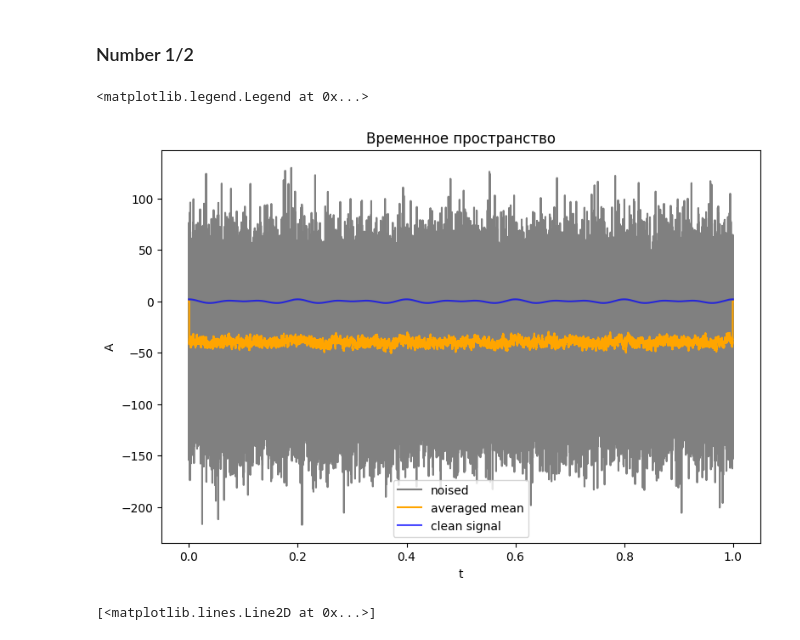
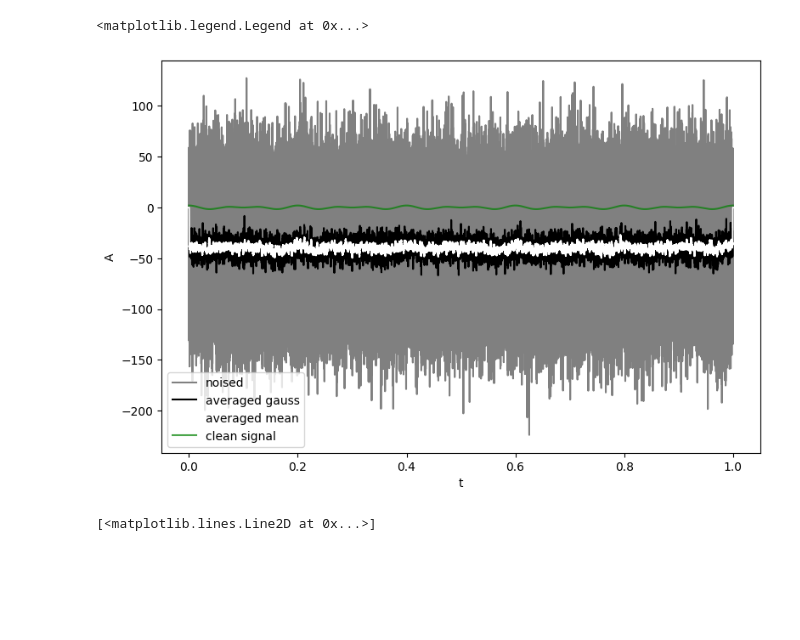
Before and after one commit to NikitaGoltsev/Digital_signals, a Jupyter notebook: lab07.ipynb, the cells around one changed output. Drawn from its saved outputs; the diff is of its cells as text; code cells hidden in the pictures; blank space fills up the shorter version.

```diff
--- a/lab07.ipynb
+++ b/lab07.ipynb
@@ -58,30 +58,29 @@ def averaging_gauss(signal, k, w):
         smoothed_signal[t] = weighted_sum / total_weight
 
     return smoothed_signal
-# %% [markdown]
-<h3>Number 1/2</h3
 # %%
 task_1_signal_f = lambda x: cosinus_signal_func(freq=10)(x) + cosinus_signal_func(freq=15)(x)
 
 task1_sig_noised, cos_time_series = calc_signal(task_1_signal_f, t_end=1, noised=True)
 task1_sig, cos_time_series = calc_signal(task_1_signal_f, t_end=1)
 task1_sig_average = averaging_mean(task1_sig_noised, 100)
 task2_sig_average = averaging_gauss(task1_sig_noised, 100, 20)
 
 plt.figure(figsize=(20, 6))
 
 plt.subplot(121)
-plt.title("Временное пространство")
+
 plt.plot(cos_time_series, task1_sig_noised, color='grey', label='noised')
-#plt.plot(cos_time_series, task2_sig_average, color='black', label='averaged gauss')
-plt.plot(cos_time_series, task1_sig_average, color='orange', label='averaged mean')
-plt.plot(cos_time_series, task1_sig, color='blue', alpha=0.7, label='clean signal')
+plt.plot(cos_time_series, task2_sig_average, color='black', label='averaged gauss')
+plt.plot(cos_time_series, task1_sig_average, color='white', label='averaged mean')
+plt.plot(cos_time_series, task1_sig, color='green', alpha=0.7, label='clean signal')
+
 plt.xlabel("t")
 plt.ylabel("A")
 plt.legend()
 # %% [output]
 <matplotlib.legend.Legend at 0x...>
-[figure, old version]
+[figure, new version]
 # %%
 def add_peaks(signal, p=0.2, peak=1):
     peaks = np.zeros_like(signal)
```
Also changed, not shown: 1 other file.
